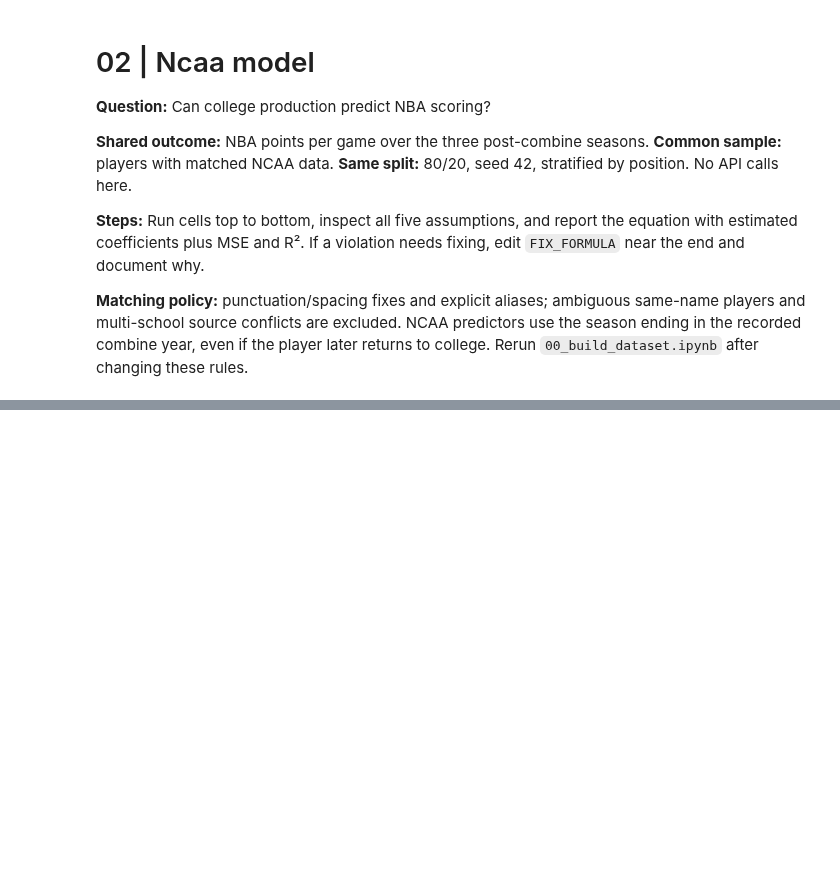
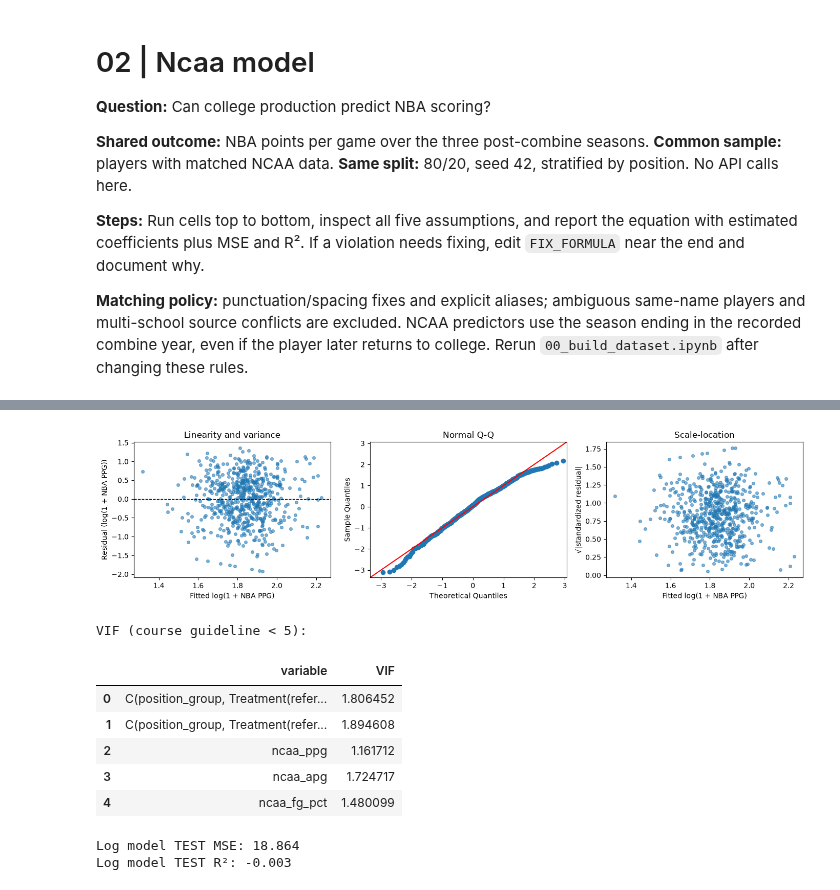
Before and after one commit to ishaantibdewal/COGS109_NBA, a Jupyter notebook: 02_member2_ncaa.ipynb, the cells around one changed output, grey strips where cells are left out. Cells and saved outputs as stored; diff of their text form; code cells hidden in the pictures; blank space fills up the shorter version.

```diff
--- a/02_member2_ncaa.ipynb
+++ b/02_member2_ncaa.ipynb
@@ -122,0 +190,4 @@ print('Saved metrics, coefficients, and diagnostic figure(s) to reports/.')
+# %%
+train["log_ppg"] = np.log1p(train["ppg_3yr"])
+
+print("Transformed outcome created successfully")
@@ -122,0 +196,6 @@ print('Saved metrics, coefficients, and diagnostic figure(s) to reports/.')
+# %%
+LOG_FORMULA = 'log_ppg ~ ncaa_ppg + ncaa_apg + ncaa_fg_pct + C(position_group, Treatment(reference="Guard"))'
+
+log_model = smf.ols(LOG_FORMULA, data=train).fit()
+
+print(log_model.summary())
@@ -122,0 +220,27 @@ print('Saved metrics, coefficients, and diagnostic figure(s) to reports/.')
+# %%
+log_vif = diagnostics(log_model, "log_transformed")
+# %% [output]
+[figure, added]
+VIF (course guideline < 5):
+|  | variable | VIF |
+| 0 | C(position_group, Treatment(refer... | 1.806452 |
+| 1 | C(position_group, Treatment(refer... | 1.894608 |
+| 2 | ncaa_ppg | 1.161712 |
+| 3 | ncaa_apg | 1.724717 |
+| 4 | ncaa_fg_pct | 1.480099 |
+# %%
+# Predict on the log(1 + PPG) scale
+log_predictions = log_model.predict(test)
+
+# Convert predictions back to NBA PPG
+ppg_predictions = np.expm1(log_predictions)
+
+# Evaluate on the original NBA PPG scale
+log_mse = mean_squared_error(test["ppg_3yr"], ppg_predictions)
+log_r2 = r2_score(test["ppg_3yr"], ppg_predictions)
+
+print(f"Log model TEST MSE: {log_mse:.3f}")
+print(f"Log model TEST R²: {log_r2:.3f}")
+# %% [output]
+Log model TEST MSE: 18.864
+Log model TEST R²: -0.003
```
Also changed, not shown: parts of 9 cells of this notebook, 5 other files.
